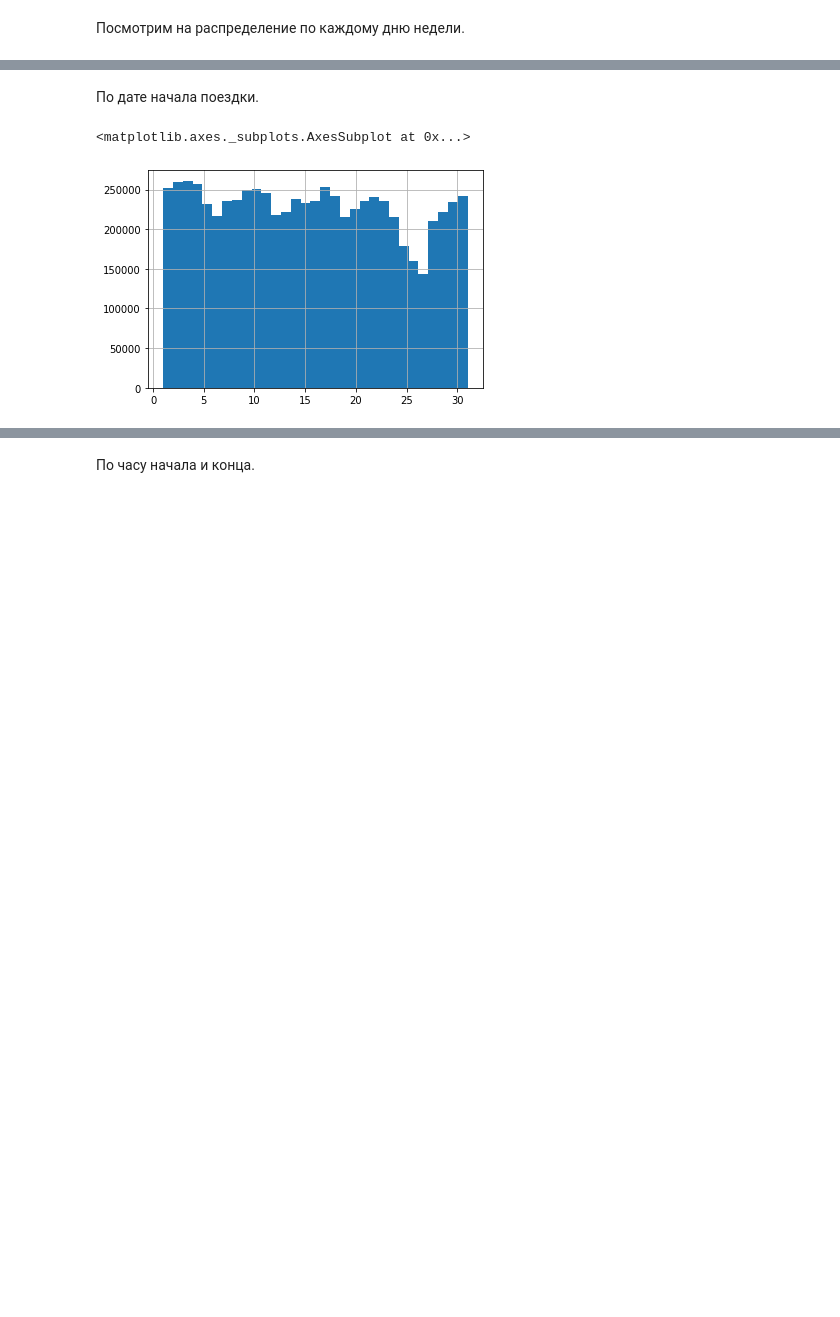
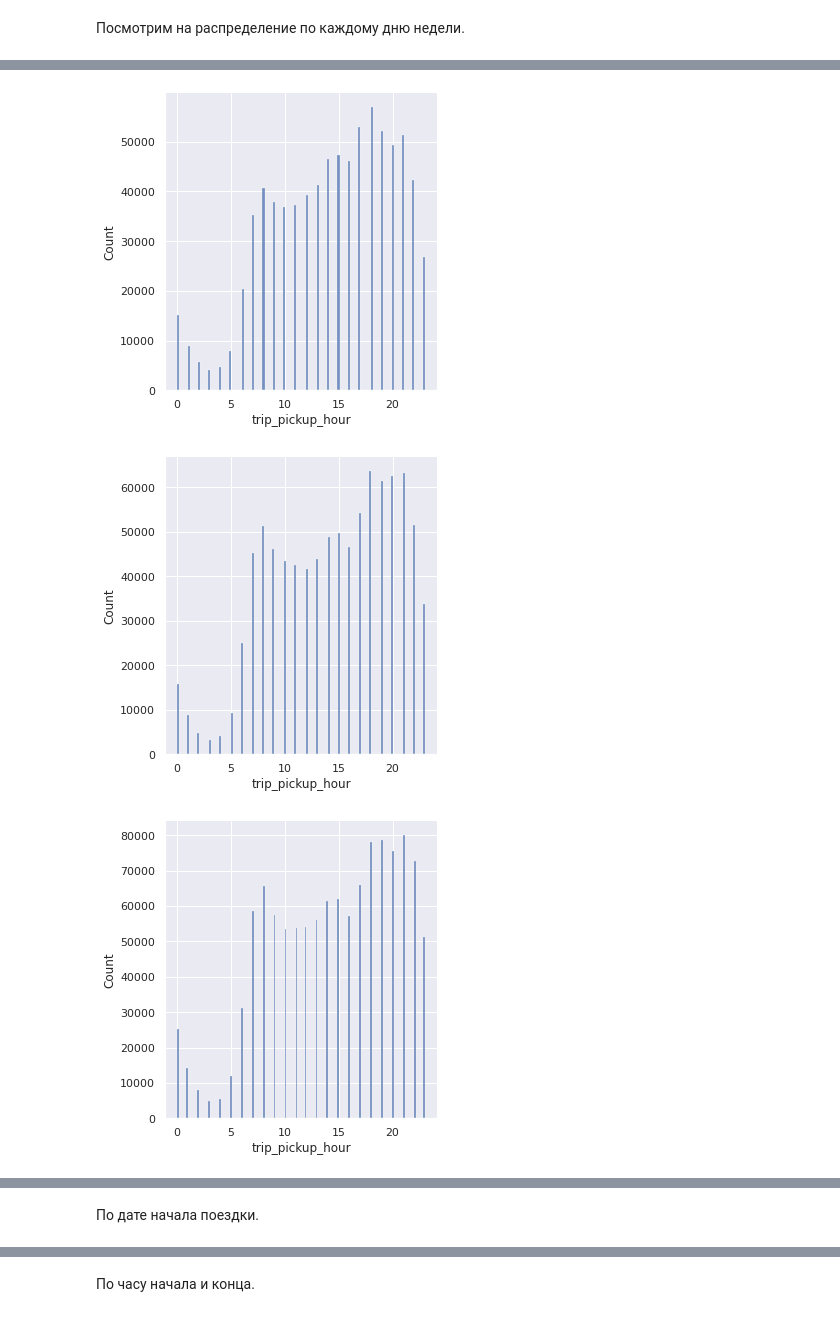
Before and after one commit to dasfex/taxi-trips, a Jupyter notebook: trips.ipynb, the cells around one changed output, grey strips where cells are left out. Drawn from its saved outputs; the diff is of its cells as text; code cells hidden in the pictures; blank space fills up the shorter version.

```diff
--- a/trips.ipynb
+++ b/trips.ipynb
@@ -52,3 +79,6 @@ trips['tpep_dropoff_datetime'] = pd.to_datetime(trips.tpep_dropoff_datetime)
+# %%
+trips19 = trips19[trips19.tpep_pickup_datetime <= trips19.tpep_dropoff_datetime]
+trips20 = trips20[trips20.tpep_pickup_datetime <= trips20.tpep_dropoff_datetime]
 # %% [markdown]
 Введём новые колонки:
 
@@ -76 +96,17 @@ trips['average_velocity'] = (trips['trip_distance'] * 1609.34) / trips['trip_dur
+# %%
+trips19['trip_pickup_day'] = trips19.tpep_pickup_datetime.dt.day
+trips19['week_day'] = trips19.tpep_pickup_datetime.dt.dayofweek
+trips19['trip_pickup_hour'] = trips19.tpep_pickup_datetime.dt.hour
+trips19['trip_dropoff_hour'] = trips19.tpep_dropoff_datetime.dt.hour
+trips19['trip_duration'] = trips19.tpep_dropoff_datetime - trips19.tpep_pickup_datetime
+trips19['trip_duration_secs'] = trips19.trip_duration.dt.seconds
+trips19['average_velocity'] = (trips19['trip_distance'] * 1609.34) / trips19['trip_duration_secs']
+
+trips20['trip_pickup_day'] = trips20.tpep_pickup_datetime.dt.day
+trips20['week_day'] = trips20.tpep_pickup_datetime.dt.dayofweek
+trips20['trip_pickup_hour'] = trips20.tpep_pickup_datetime.dt.hour
+trips20['trip_dropoff_hour'] = trips20.tpep_dropoff_datetime.dt.hour
+trips20['trip_duration'] = trips20.tpep_dropoff_datetime - trips20.tpep_pickup_datetime
+trips20['trip_duration_secs'] = trips20.trip_duration.dt.seconds
+trips20['average_velocity'] = (trips20['trip_distance'] * 1609.34) / trips20['trip_duration_secs']
 # %% [markdown]
@@ -107,0 +118,10 @@ trips.plot.scatter(x='trip_distance', y='total_amount')
+# %%
+trips19 = trips19[trips19.average_velocity <= 45]
+trips19 = trips19[trips19.average_velocity > 2]
+trips19 = trips19.drop(trips19[(trips19.trip_distance == 0) & (trips19.total_amount > 0) & (trips19.trip_duration_secs > 0)].index)
+trips19 = trips19[trips19.total_amount >= 0]
+
+trips20 = trips20[trips20.average_velocity <= 45]
+trips20 = trips20[trips20.average_velocity > 2]
+trips20 = trips20.drop(trips20[(trips20.trip_distance == 0) & (trips20.total_amount > 0) & (trips20.trip_duration_secs > 0)].index)
+trips20 = trips20[trips20.total_amount >= 0]
@@ -115,8 +183,2 @@ trips.week_day.hist(bins=7)
 # %% [markdown]
 Посмотрим на распределение по каждому дню недели.
-# %%
-for i in range(7):
-    plt.figure(figsize=(50,30))
-    plt.subplot(7, 7, i + 1)
-    plt.xlabel('day ' + str(i))
-    plt.hist(trips[trips.week_day == i].trip_pickup_hour, bins=24)
@@ -130,0 +185,8 @@ for i in range(7):
+# %%
+for i in range(7):
+    plt19 = sns.displot(trips19[trips19.week_day == i].trip_pickup_hour)
+    #plt19.ax = 'asd'
+# %% [output]
+[figure, added]
+[figure, added]
+[figure, added]
@@ -131,7 +197,2 @@ for i in range(7):
 # %% [markdown]
 По дате начала поездки.
-# %%
-trips.trip_pickup_day.hist(bins=31)
-# %% [output]
-<matplotlib.axes._subplots.AxesSubplot at 0x...>
-[figure, removed]
```
Also changed, not shown: parts of 34 cells of this notebook.
